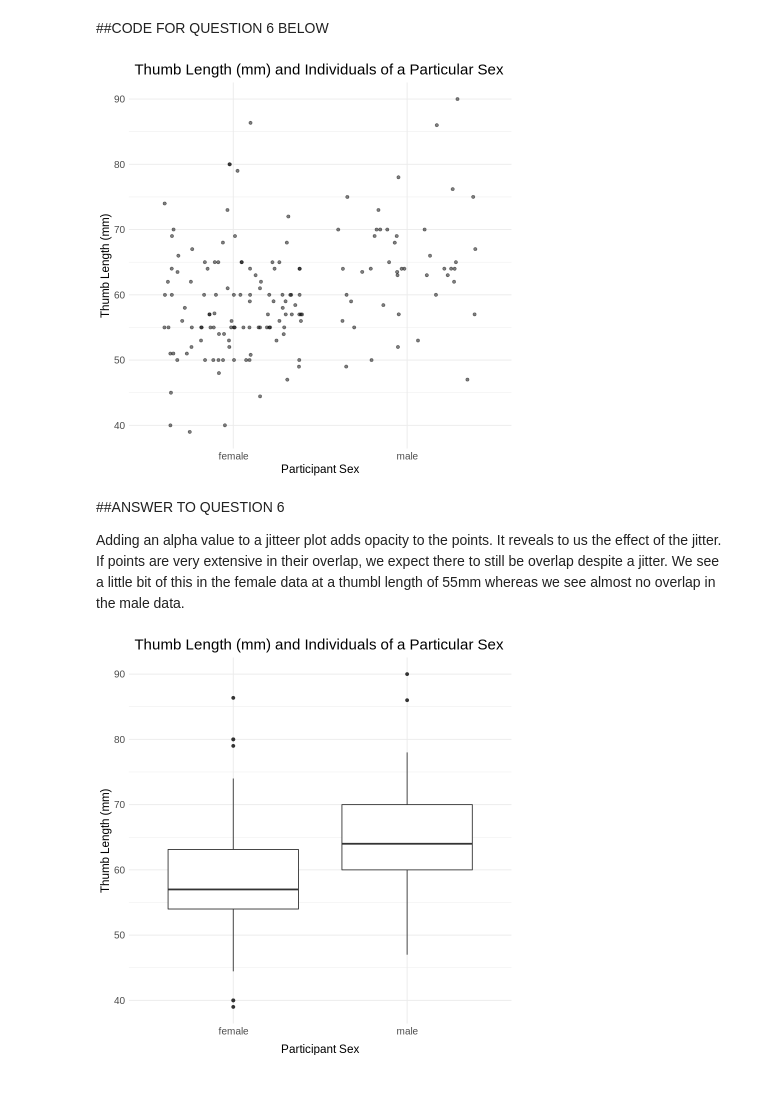
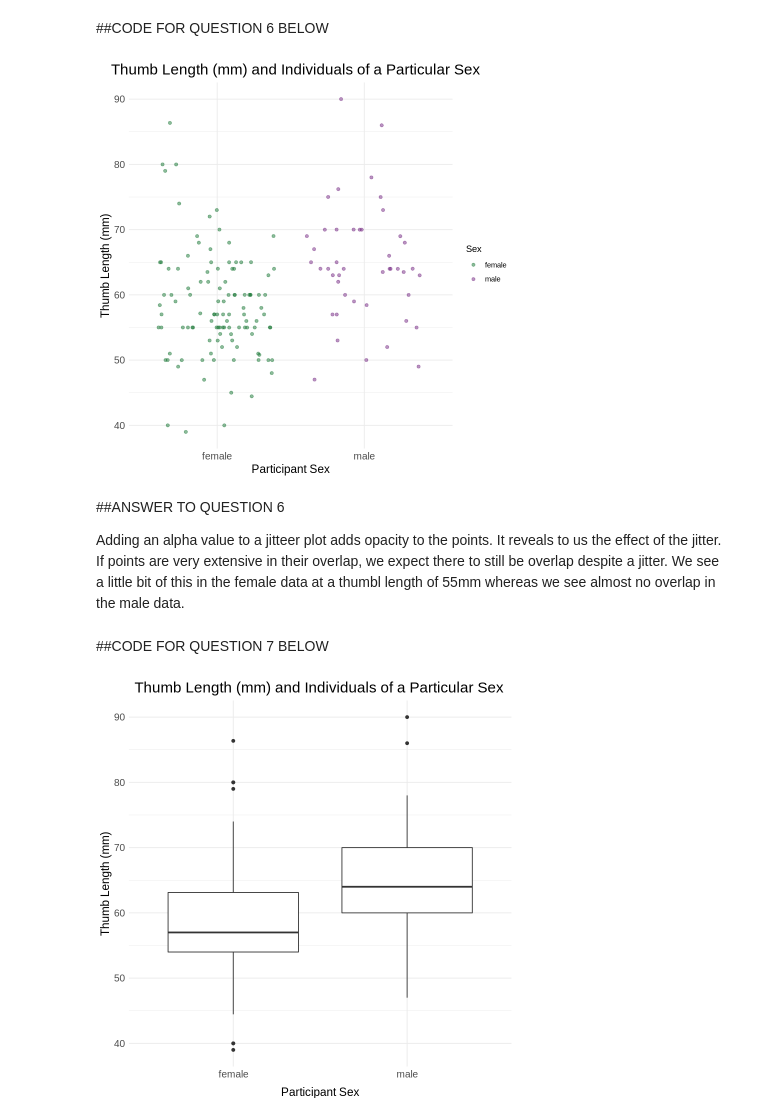
Before and after one commit to KyleSprague/DCS_210, a Jupyter notebook: Project_4.ipynb, the cells around one changed output. Saved outputs shown, nothing was run; the diff lists cells and outputs as text; code cells hidden in the pictures; blank space fills up the shorter version.

```diff
--- a/Project_4.ipynb
+++ b/Project_4.ipynb
@@ -146,31 +220,33 @@ In scatter plots with many individual points, as we have in our data set, inform
 # %% [markdown]
 ##CODE FOR QUESTION 6 BELOW
 # %%
-gf_jitter(Thumb ~ Sex, data = Fingers, color ~ Sex == "male", alpha = 0.5) %>%
-gf_refine(scale_color_manual(name = 'Male and Female', values = setNames(c('#d95foe','#2c7fb8'),c(T, F)))) %>%
+gf_jitter(Thumb ~ Sex, data = Fingers, color = ~Sex, alpha = 0.5) %>%
+gf_refine(scale_color_manual(values = c("#1b7837", "#762a83"))) %>%
     gf_theme(theme_minimal()) %>%
   gf_labs(title = "Thumb Length (mm) and Individuals of a Particular Sex",
     y= "Thumb Length (mm)", x = "Participant Sex") %>%
   gf_theme(plot.title = element_text(size= 18, hjust = 0.4),
     axis.text = element_text(size = 12),
   axis.title = element_text(size = 14))
 
 #Fingers %>%
 #  ggplot(aes(x = Thumb, y = Sex)) +
 #  geom_point() +
 #  geom_jitter(alpha = 0.5) +
 # labs(
 #  title = "Thumb Length (mm) Versus Sex for the Fingers Dataset",
 #  subtitle = "Includes Added Jitter",
 #  ) +
 #  labs(x= "Thumb Length (mm)", y = "Participant Sex") +
 #  theme_minimal()
 # %% [output]
-[figure, old version]
+[figure, new version]
 # %% [markdown]
 ##ANSWER TO QUESTION 6
 
 Adding an alpha value to a jitteer plot adds opacity to the points. It reveals to us the effect of the jitter. If points are very extensive in their overlap, we expect there to still be overlap despite a jitter. We see a little bit of this in the female data at a thumbl length of 55mm whereas we see almost no overlap in the male data.
+# %% [markdown]
+##CODE FOR QUESTION 7 BELOW
 # %%
 gf_boxplot(Thumb ~ Sex, data = Fingers) %>%
 gf_refine(scale_color_manual(values = c(male = "#d95foe", female = "#2c7fb8"))) %>%
```
Also changed, not shown: parts of 18 cells of this notebook.
